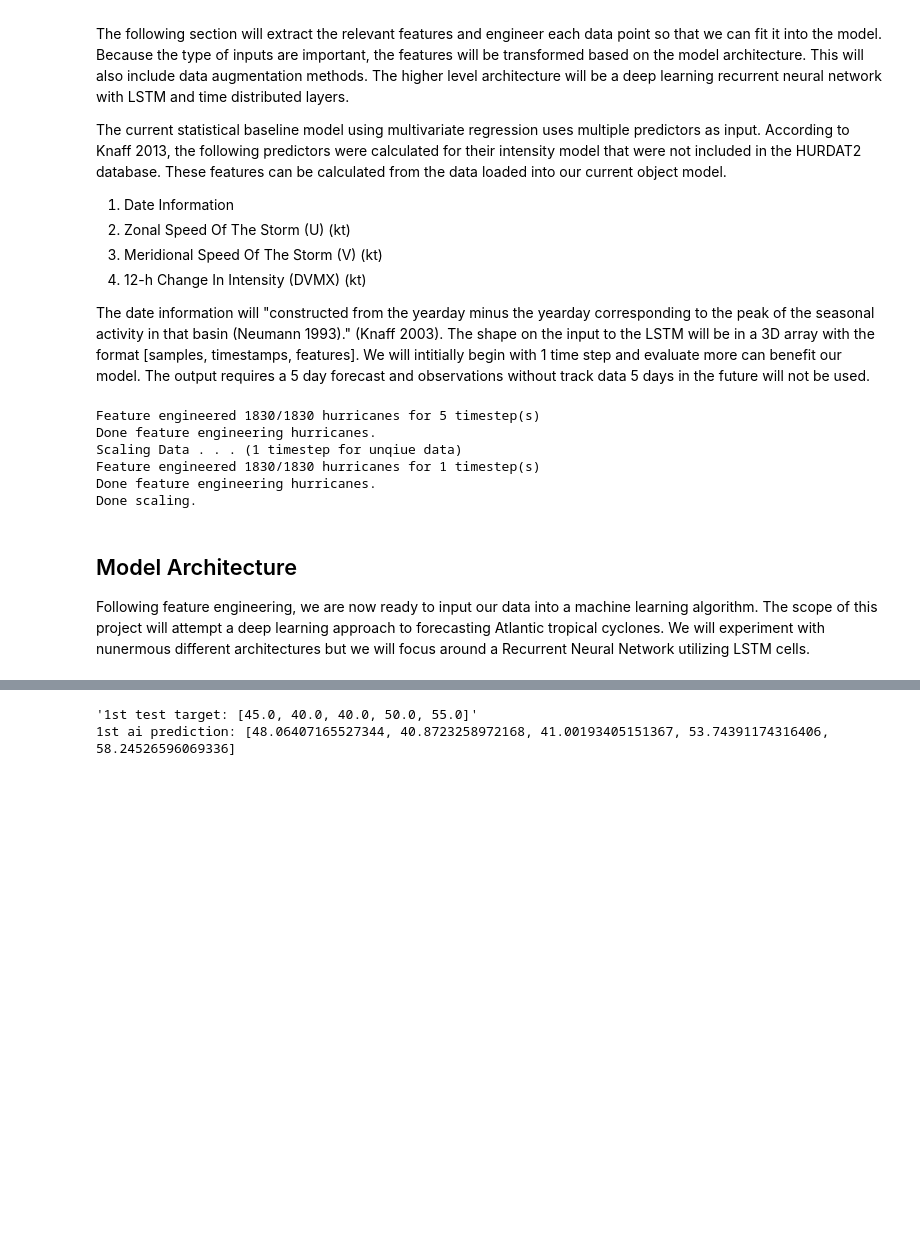
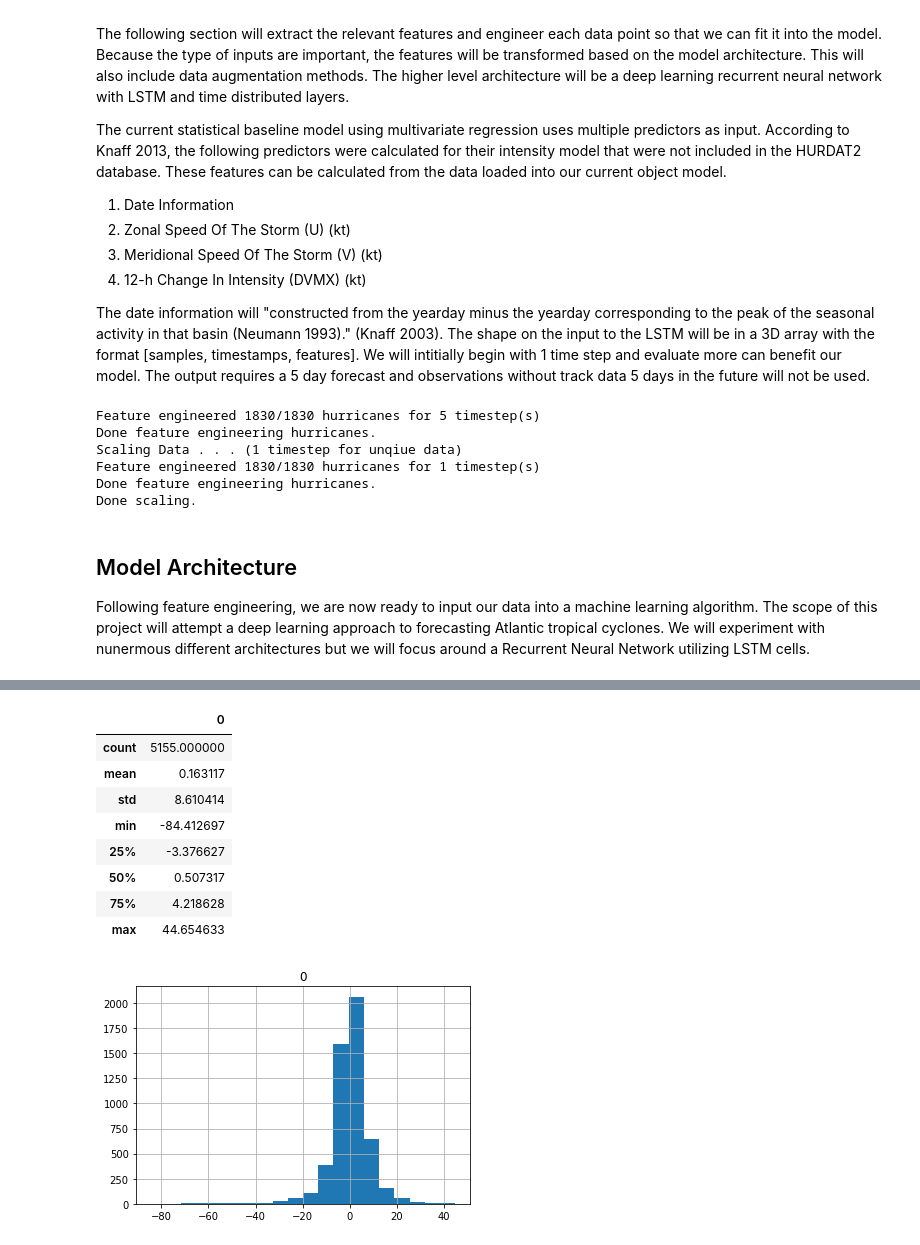
Before and after one commit to hammad93/hurricane-net, a Jupyter notebook: hurricane-net.ipynb, the cells around one changed output, grey strips where cells are left out. Cells and saved outputs as stored; diff of their text form; code cells hidden in the pictures; blank space fills up the shorter version.

Commit message:
Tune neural network and add descriptive error function, statistics, and visualizations.

```diff
--- a/hurricane-net.ipynb
+++ b/hurricane-net.ipynb
@@ -301,7 +306,6 @@ def shape(hurricanes, timesteps, remove_missing = True) :
     print("\nDone feature engineering hurricanes.")
 
     return {'x': np.array(x), 'y': np.array(y)}
-from sklearn.preprocessing import RobustScaler
 def scaler(processed_data, hurricanes) :
     '''
     PURPOSE: Scale our data using the RobustScaler method from the sklearn library
@@ -328,8 +332,8 @@ def scaler(processed_data, hurricanes) :
     print("Done scaling.")
     return processed_data, scaler
 # Finalize and scale procesed data into a dictionary
-processed_data = shape(hurricanes, timesteps = 5)
-processed_data, scaler = scaler(processed_data, hurricanes)
+preprocessed_data = shape(hurricanes, timesteps = 5)
+processed_data, scaler = scaler(preprocessed_data, hurricanes)
 # %% [output]
 Feature engineered 1830/1830 hurricanes for 5 timestep(s)
 Done feature engineering hurricanes.
@@ -352,15 +356,19 @@ from sklearn import model_selection
 # Create our cross validation data structure
 X_train, X_test, y_train, y_test = model_selection.train_test_split(processed_data['x'], processed_data['y'])
 
+# Train for wind intensity
+y_train_wind = np.array([[[features[2],0,0,0,0,0,0,0] for features in y] for y in y_train], dtype = np.float64)
+y_test_wind = np.array([[[features[2],0,0,0,0,0,0,0] for features in y] for y in y_test], dtype = np.float64)
+
 def bd_lstm_td(X_train, X_test, y_train, y_test) :
     model = Sequential()
-    #model.add(LSTM(units = 1024, input_shape = (5,8), return_sequences = True))
-    model.add(Bidirectional(LSTM(units = 1024, return_sequences = True), input_shape = (5,8)))
-    model.add(LSTM(units = 256, return_sequences = True))
+    model.add(Bidirectional(LSTM(units = 1024, return_sequences = True, dropout = 0.05), input_shape = (5,8)))
+    model.add(LSTM(units = 512, return_sequences = True, dropout = 0.05))
+    model.add(LSTM(units = 256, return_sequences = True, dropout = 0.05))
     model.add(TimeDistributed(Dense(8)))
     model.compile(loss='mean_squared_error', optimizer='adam')
     print(model.summary())
-    model.fit(X_train, y_train, batch_size = len(X_train), epochs = 300)
+    model.fit(X_train, y_train, batch_size = len(X_train), epochs = 500)
 
     return model
 
@@ -373,6 +381,8 @@ def lstm_td(X_train, X_test, y_train, y_test) :
     model.fit(X_train, y_train, batch_size = len(X_train), epochs = 300)
 
     return model
+
+model = bd_lstm_td(X_train, X_test, y_train, y_test)
 # %% [output]
 _________________________________________________________________
 Layer (type)                 Output Shape              Param #
@@ -395,6 +404,45 @@ Epoch 300/300
-# %%
-pprint("1st test target: {}".format([x[2] for x in scaler.inverse_transform(y_test[0]).tolist()]), indent = 4)
-print("1st ai prediction:", [x[2] for x in scaler.inverse_transform(model.predict(X_test[:-7])[0]).tolist()])
-# %% [output]
-'1st test target: [45.0, 40.0, 40.0, 50.0, 55.0]'
-1st ai prediction: [48.06407165527344, 40.8723258972168, 41.00193405151367, 53.74391174316406, 58.24526596069336]
+# %%
+def ai_errors(predictions, observations) :
+    '''
+    PURPOSE: Provide descriptive statistics on the predicted output versus the observed measurments
+    METHOD:  Take the errors of the predictions and answers and then calculate standard descriptive statistics
+    INPUT:   predictions - 2D array of predictions of observed output
+             observations - 2D array measurements of observed output
+    OUTPUT:
+    '''
+    errors = []
+    for i in range(len(predictions)) :
+        for j in range(len(predictions[i])) :
+            # Calculate errors
+            error = predictions[i][j] - observations[i][j]
+            #print(error, predictions[i][j], observations[i][j])
+            errors.append(error)
+
+    # Put into DataFrame for simpler processing
+    errors = pd.DataFrame(errors)
+    errors.describe()
+    errors.hist(bins = 20)
+    return errors
+
+# Predict values
+predictions = model.predict(X_test)
+
+# Scale back our predictions
+predictions_scaled = [scaler.inverse_transform(prediction) for prediction in predictions]
+y_test_scaled = [scaler.inverse_transform(observation) for observation in y_test]
+
+# Record wind predictions and observations
+wind_predictions = [[pred[2] for pred in hurricanes_pred] for hurricanes_pred in predictions_scaled]
+wind_observations = [[obsrv[2] for obsrv in hurricanes_obsrv] for hurricanes_obsrv in y_test_scaled]
+ai_errors(wind_predictions, wind_observations).describe()
+# %% [output]
+|  | 0 |
+| count | 5155.000000 |
+| mean | 0.163117 |
+| std | 8.610414 |
+| min | -84.412697 |
+| 25% | -3.376627 |
+| 50% | 0.507317 |
+| 75% | 4.218628 |
+| max | 44.654633 |
+[figure, added]
```
Also changed, not shown: parts of 3 cells of this notebook.
